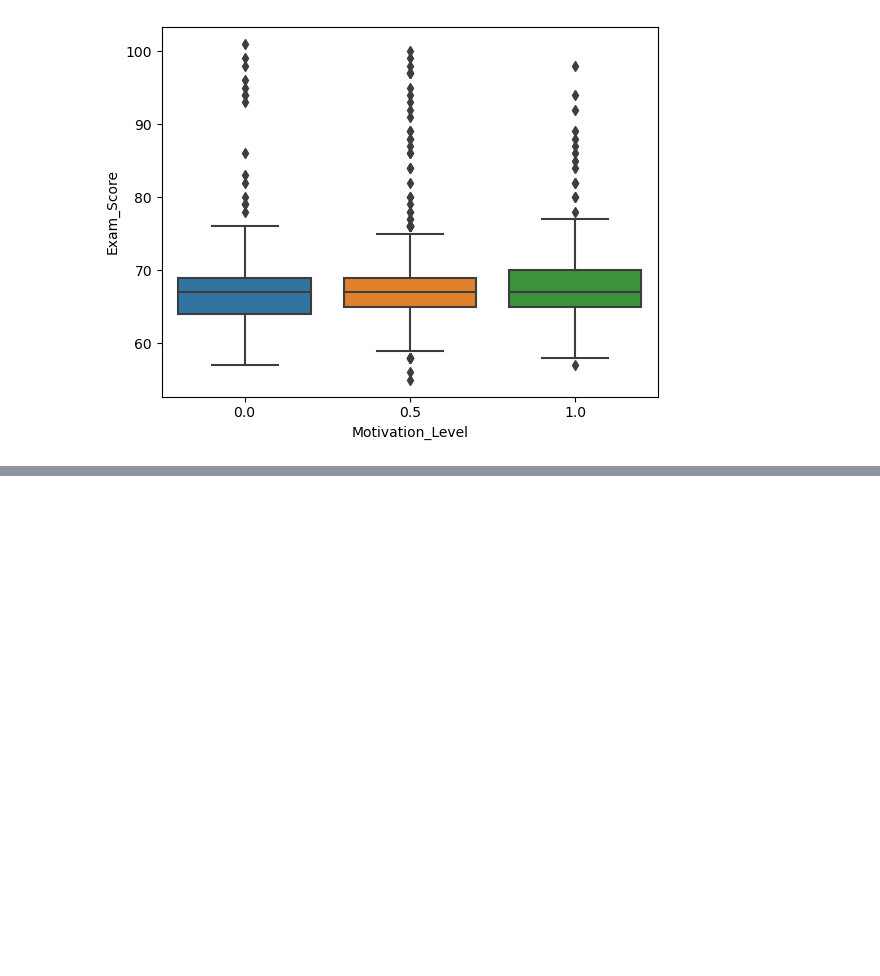
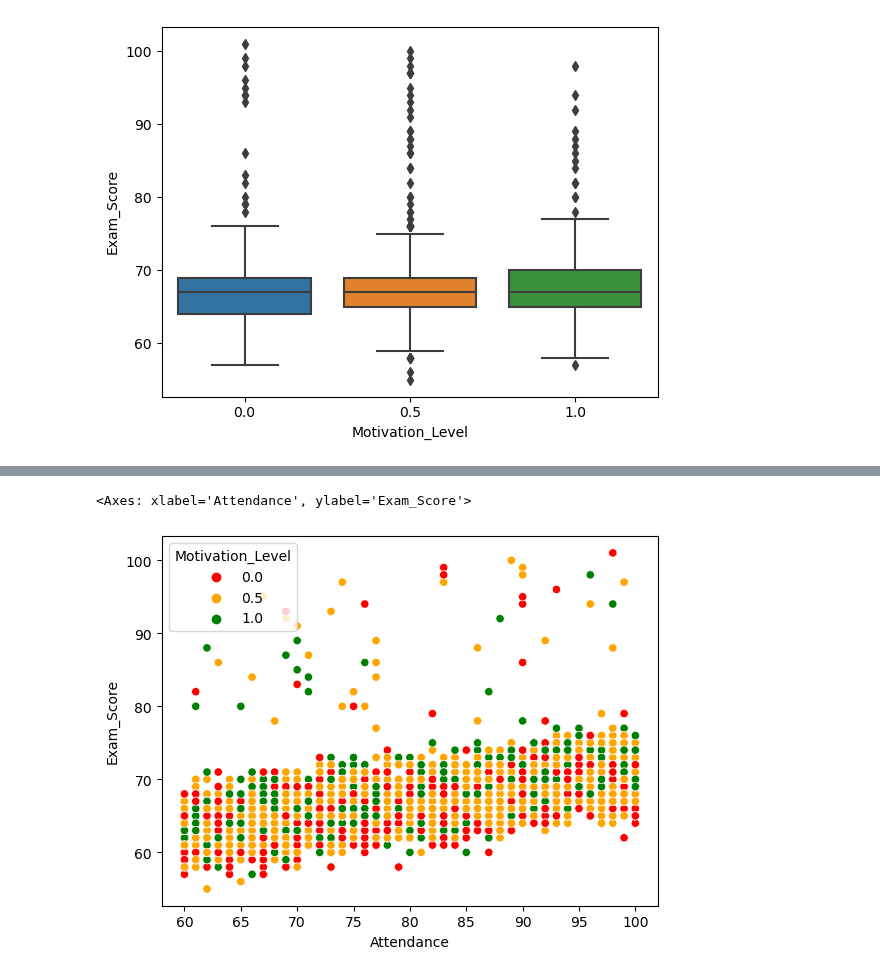
Before and after one commit to setarehsalkhi/OMIS-114-Project, a Jupyter notebook: CleanedData.ipynb, the cells around one changed output, grey strips where cells are left out. Cells and saved outputs as stored; diff of their text form; code cells hidden in the pictures; blank space fills up the shorter version.

```diff
--- a/CleanedData.ipynb
+++ b/CleanedData.ipynb
@@ -433,0 +469,10 @@ Hence, motivation may influence performance but isn't the sole determining facto
+# %%
+# Palette is used to define the colors of the points based on the Motivation_Level
+custom_palette = {0.0: "red", 0.5: "orange", 1.0: "green"}
+
+# The hue parameter is used to color the points based on the Motivation_Level
+# The graph will show the relationship between Hours_Studied and Exam_Score, with the points colored based on the Motivation_Level
+sns.scatterplot(data = df2, x = "Attendance", y = "Exam_Score", hue = "Motivation_Level", palette = custom_palette)
+# %% [output]
+<Axes: xlabel='Attendance', ylabel='Exam_Score'>
+[figure, added]
```
Also changed, not shown: parts of 13 cells of this notebook.
